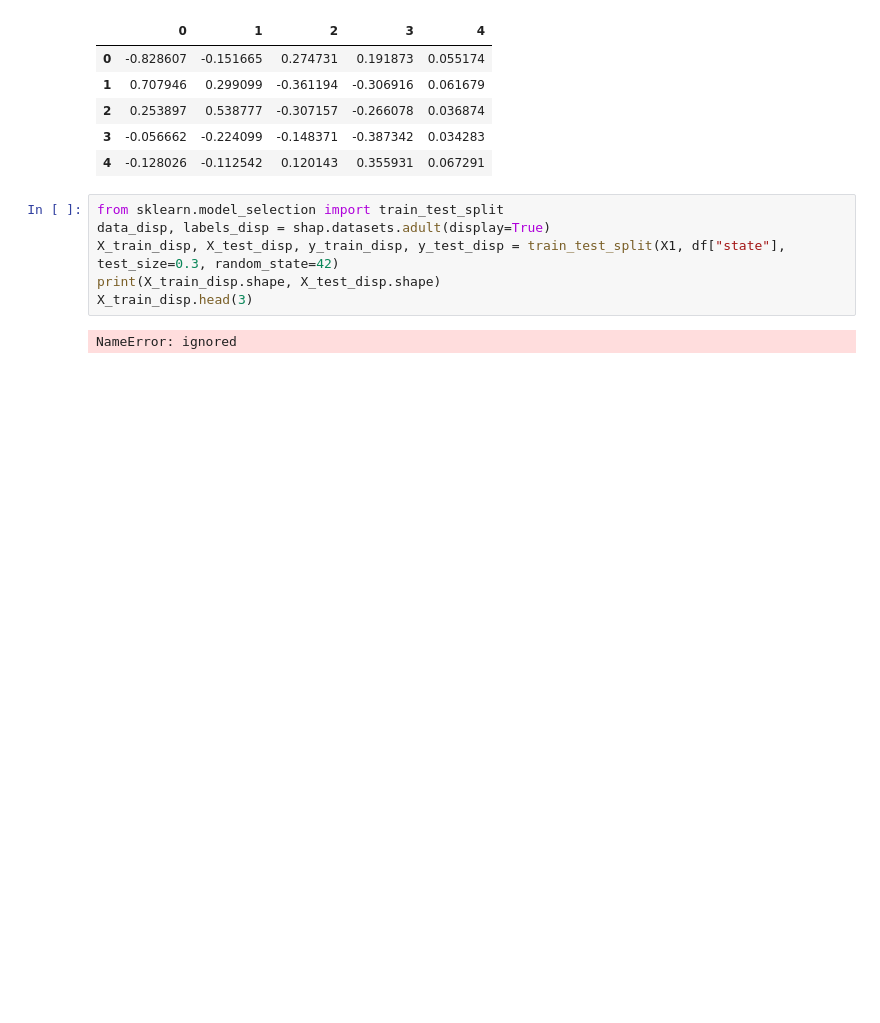
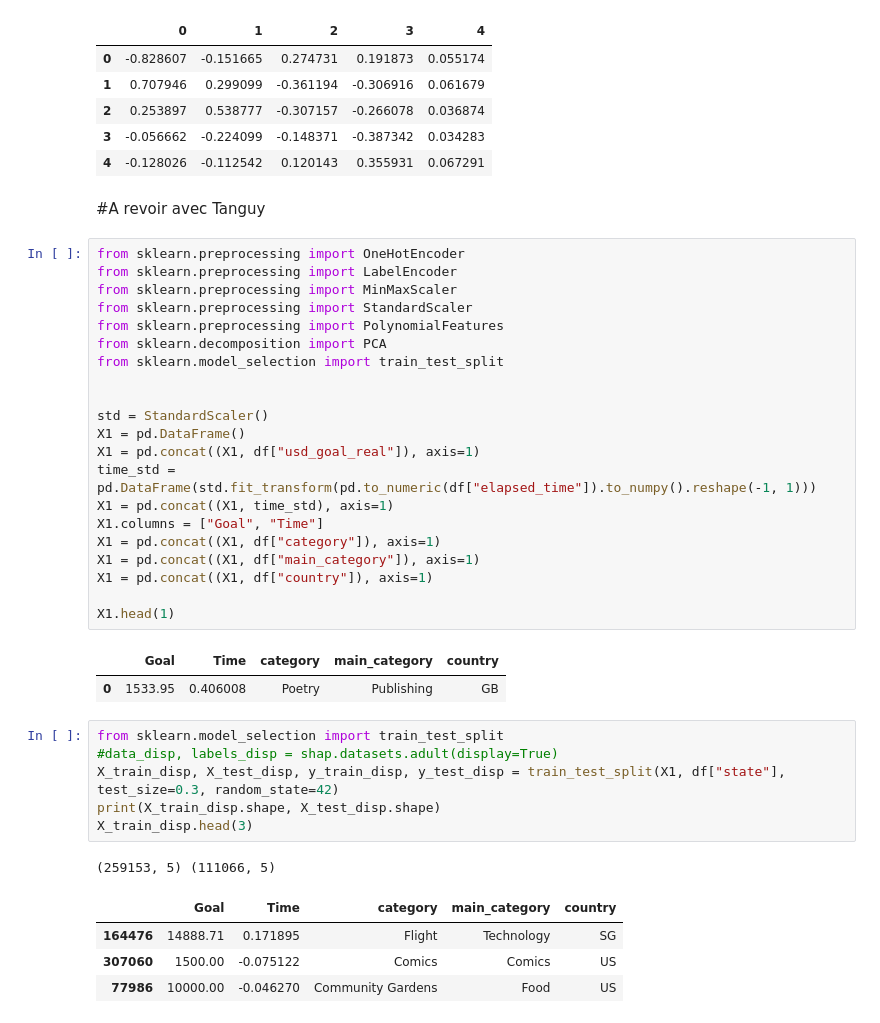
Before and after one commit to XaviJunior/SBB, a Jupyter notebook: project_1/Team_SBB_project_1_Explainable_AI.ipynb, the cells around one changed output. Drawn from its saved outputs; the diff is of its cells as text; blank space fills up the shorter version.

```diff
--- a/project_1/Team_SBB_project_1_Explainable_AI.ipynb
+++ b/project_1/Team_SBB_project_1_Explainable_AI.ipynb
@@ -363,11 +363,41 @@ Expected Value: -0.5800438
 | 2 | 0.253897 | 0.538777 | -0.307157 | -0.266078 | 0.036874 |
 | 3 | -0.056662 | -0.224099 | -0.148371 | -0.387342 | 0.034283 |
 | 4 | -0.128026 | -0.112542 | 0.120143 | 0.355931 | 0.067291 |
+# %% [markdown]
+#A revoir avec Tanguy
+# %%
+from sklearn.preprocessing import OneHotEncoder
+from sklearn.preprocessing import LabelEncoder
+from sklearn.preprocessing import MinMaxScaler
+from sklearn.preprocessing import StandardScaler
+from sklearn.preprocessing import PolynomialFeatures
+from sklearn.decomposition import PCA
+from sklearn.model_selection import train_test_split
+
+
+std = StandardScaler()
+X1 = pd.DataFrame()
+X1 = pd.concat((X1, df["usd_goal_real"]), axis=1)
+time_std = pd.DataFrame(std.fit_transform(pd.to_numeric(df["elapsed_time"]).to_numpy().reshape(-1, 1)))
+X1 = pd.concat((X1, time_std), axis=1)
+X1.columns = ["Goal", "Time"]
+X1 = pd.concat((X1, df["category"]), axis=1)
+X1 = pd.concat((X1, df["main_category"]), axis=1)
+X1 = pd.concat((X1, df["country"]), axis=1)
+
+X1.head(1)
+# %% [output]
+|  | Goal | Time | category | main_category | country |
+| 0 | 1533.95 | 0.406008 | Poetry | Publishing | GB |
 # %%
 from sklearn.model_selection import train_test_split
-data_disp, labels_disp = shap.datasets.adult(display=True)
+#data_disp, labels_disp = shap.datasets.adult(display=True)
 X_train_disp, X_test_disp, y_train_disp, y_test_disp = train_test_split(X1, df["state"], test_size=0.3, random_state=42)
 print(X_train_disp.shape, X_test_disp.shape)
 X_train_disp.head(3)
 # %% [output]
-NameError: ignored
+(259153, 5) (111066, 5)
+|  | Goal | Time | category | main_category | country |
+| 164476 | 14888.71 | 0.171895 | Flight | Technology | SG |
+| 307060 | 1500.00 | -0.075122 | Comics | Comics | US |
+| 77986 | 10000.00 | -0.046270 | Community Gardens | Food | US |
```
Also changed, not shown: parts of 4 cells of this notebook.
